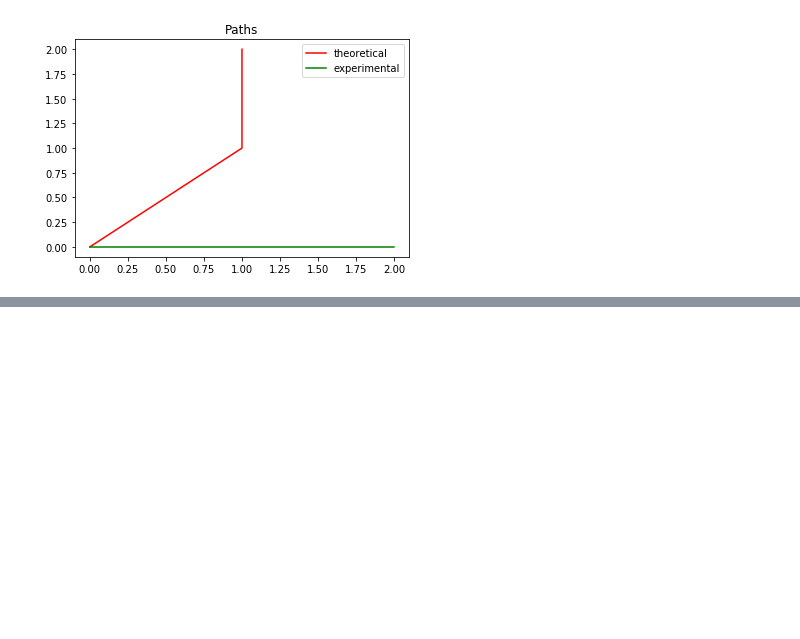
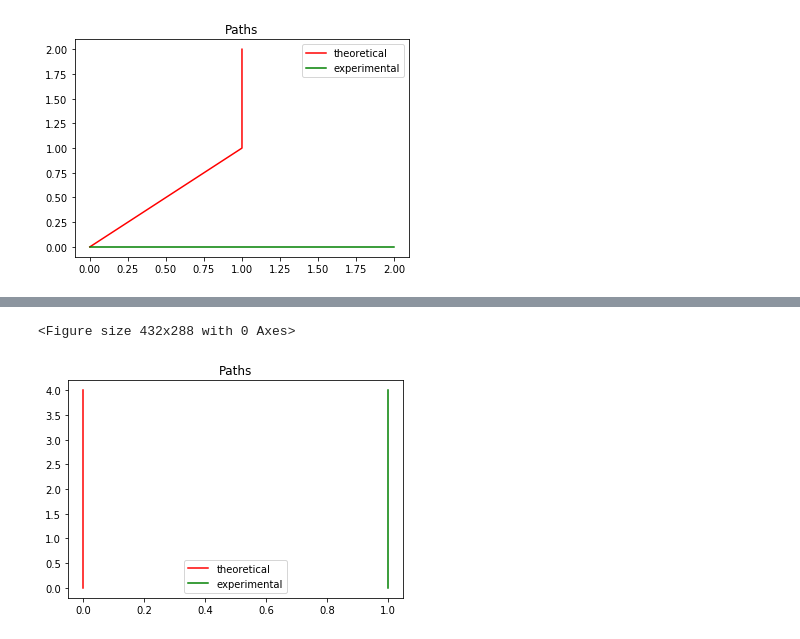
Before and after one commit to nzotto/CSRefresh_Project, a Jupyter notebook: test.ipynb, the cells around one changed output, grey strips where cells are left out. Cells and saved outputs as stored; diff of their text form; code cells hidden in the pictures; blank space fills up the shorter version.

```diff
--- a/test.ipynb
+++ b/test.ipynb
@@ -37,0 +63,10 @@ displ(theo,expe)
+# %%
+# Test 3 : simple path but expe doesn't follow theo
+
+theo = [(0,x) for x in range(5)]
+expe = [(1,x) for x in range(5)]
+displ(theo,expe)
+# Difference expected : (area = 4 )/ (length = 4) = 1
+# %% [output]
+<Figure size 432x288 with 0 Axes>
+[figure, added]
```
Also changed, not shown: parts of 9 cells of this notebook.
